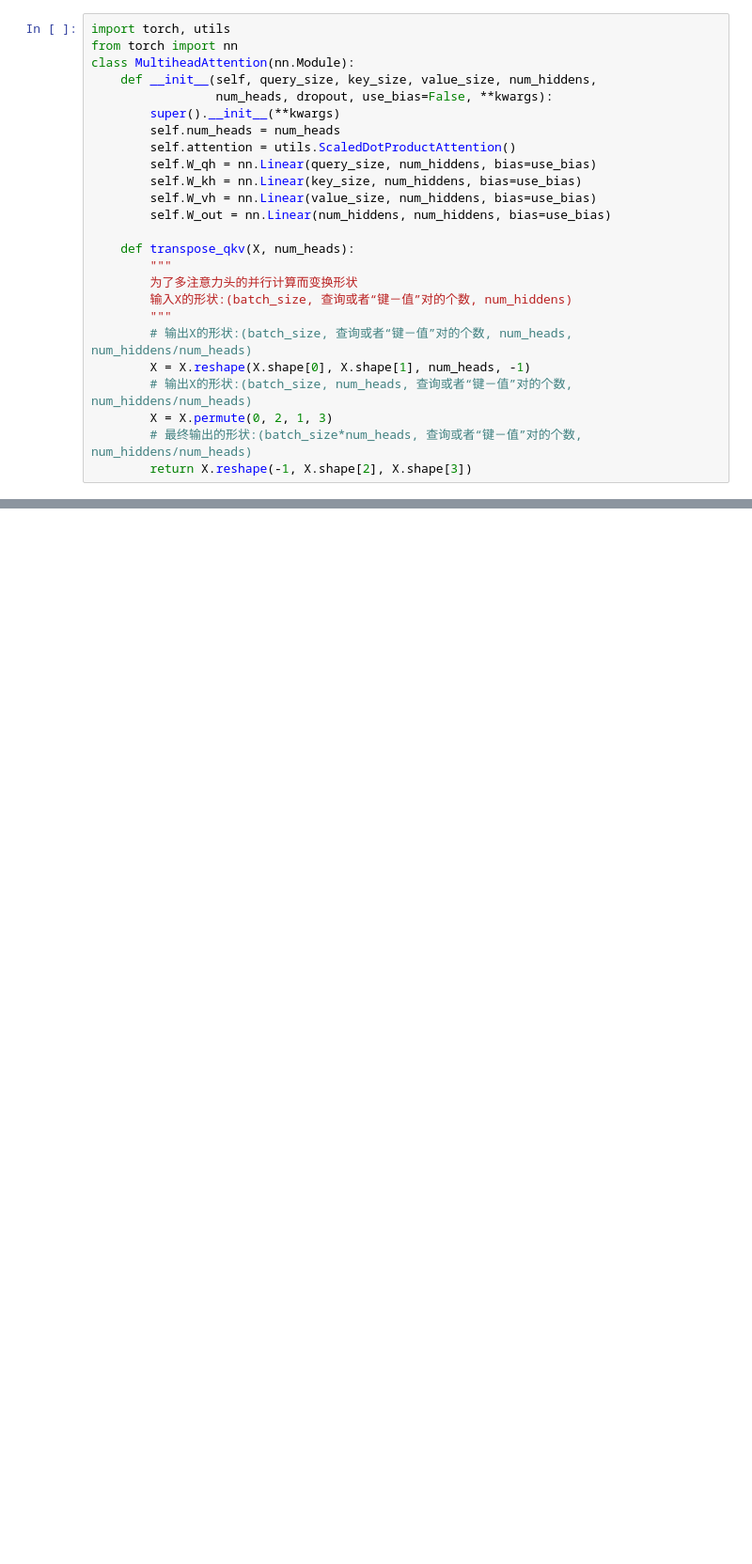
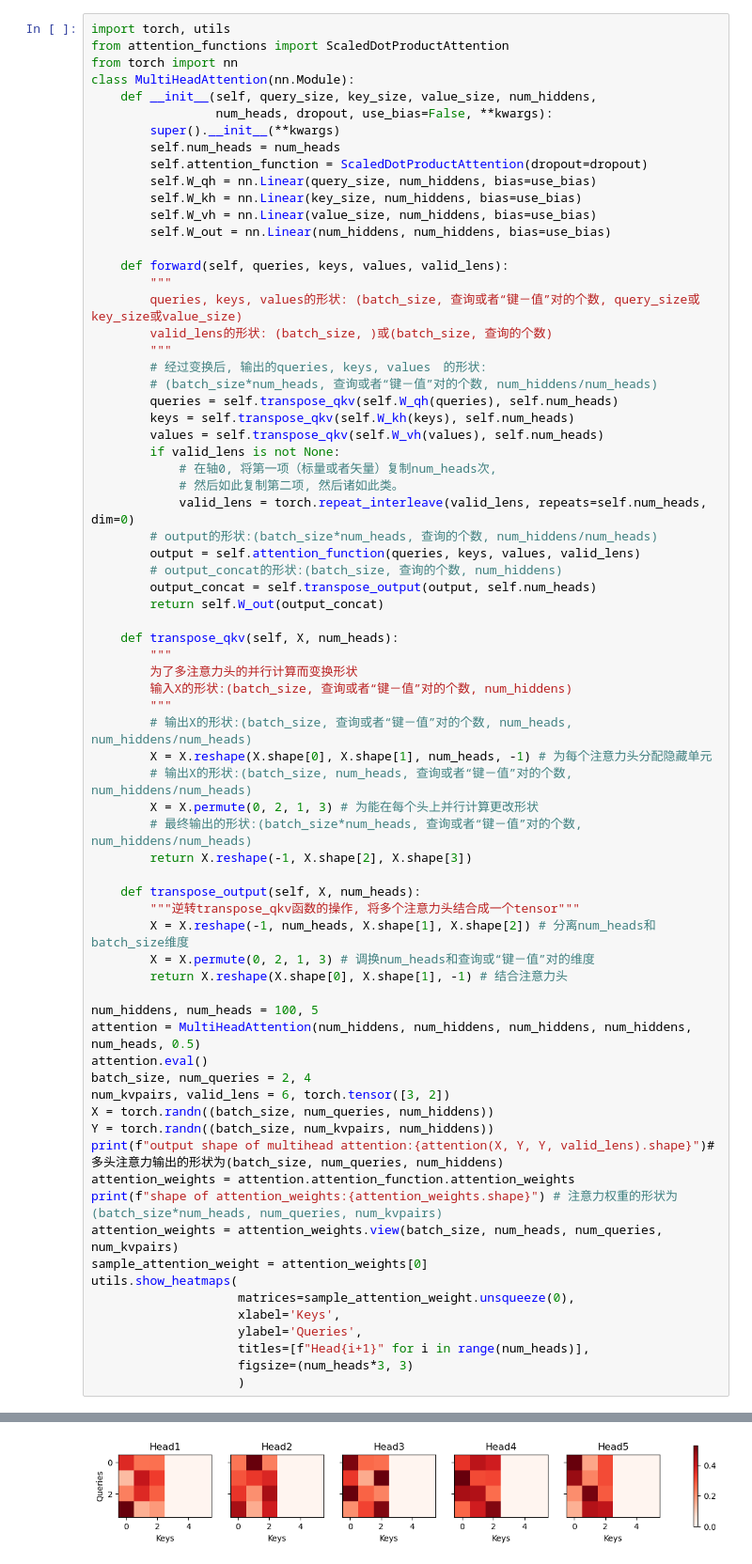
Before and after one commit to IrisXeK/DeepLearning, a Jupyter notebook: Attention Mechanism/Multihead Attention.ipynb, the cells around one changed output, grey strips where cells are left out. Shown at 94% size. Saved outputs shown, nothing was run; the diff lists cells and outputs as text; blank space fills up the shorter version.

Commit message:
None

```diff
--- a/Attention Mechanism/Multihead Attention.ipynb
+++ b/Attention Mechanism/Multihead Attention.ipynb
@@ -1,25 +1,73 @@
 # %%
 import torch, utils
+from attention_functions import ScaledDotProductAttention
 from torch import nn
-class MultiheadAttention(nn.Module):
+class MultiHeadAttention(nn.Module):
     def __init__(self, query_size, key_size, value_size, num_hiddens,
                  num_heads, dropout, use_bias=False, **kwargs):
         super().__init__(**kwargs)
         self.num_heads = num_heads
-        self.attention = utils.ScaledDotProductAttention()
+        self.attention_function = ScaledDotProductAttention(dropout=dropout)
         self.W_qh = nn.Linear(query_size, num_hiddens, bias=use_bias)
         self.W_kh = nn.Linear(key_size, num_hiddens, bias=use_bias)
         self.W_vh = nn.Linear(value_size, num_hiddens, bias=use_bias)
         self.W_out = nn.Linear(num_hiddens, num_hiddens, bias=use_bias)
 
-    def transpose_qkv(X, num_heads):
+    def forward(self, queries, keys, values, valid_lens):
+        """
+        queries, keys, values的形状: (batch_size, 查询或者“键－值”对的个数, query_size或key_size或value_size)
+        valid_lens的形状: (batch_size, )或(batch_size, 查询的个数)
+        """
+        # 经过变换后, 输出的queries, keys, values　的形状:
+        # (batch_size*num_heads, 查询或者“键－值”对的个数, num_hiddens/num_heads)
+        queries = self.transpose_qkv(self.W_qh(queries), self.num_heads)
+        keys = self.transpose_qkv(self.W_kh(keys), self.num_heads)
+        values = self.transpose_qkv(self.W_vh(values), self.num_heads)
+        if valid_lens is not None:
+            # 在轴0, 将第一项（标量或者矢量）复制num_heads次,
+            # 然后如此复制第二项, 然后诸如此类。
+            valid_lens = torch.repeat_interleave(valid_lens, repeats=self.num_heads, dim=0)
+        # output的形状:(batch_size*num_heads, 查询的个数, num_hiddens/num_heads)
+        output = self.attention_function(queries, keys, values, valid_lens)
+        # output_concat的形状:(batch_size, 查询的个数, num_hiddens)
+        output_concat = self.transpose_output(output, self.num_heads)
+        return self.W_out(output_concat)
+
+    def transpose_qkv(self, X, num_heads):
         """
         为了多注意力头的并行计算而变换形状
         输入X的形状:(batch_size, 查询或者“键－值”对的个数, num_hiddens)
         """
         # 输出X的形状:(batch_size, 查询或者“键－值”对的个数, num_heads, num_hiddens/num_heads)
-        X = X.reshape(X.shape[0], X.shape[1], num_heads, -1)
+        X = X.reshape(X.shape[0], X.shape[1], num_heads, -1) # 为每个注意力头分配隐藏单元
         # 输出X的形状:(batch_size, num_heads, 查询或者“键－值”对的个数, num_hiddens/num_heads)
-        X = X.permute(0, 2, 1, 3)
+        X = X.permute(0, 2, 1, 3) # 为能在每个头上并行计算更改形状
         # 最终输出的形状:(batch_size*num_heads, 查询或者“键－值”对的个数, num_hiddens/num_heads)
         return X.reshape(-1, X.shape[2], X.shape[3])
+
+    def transpose_output(self, X, num_heads):
+        """逆转transpose_qkv函数的操作, 将多个注意力头结合成一个tensor"""
+        X = X.reshape(-1, num_heads, X.shape[1], X.shape[2]) # 分离num_heads和batch_size维度
+        X = X.permute(0, 2, 1, 3) # 调换num_heads和查询或“键－值”对的维度
+        return X.reshape(X.shape[0], X.shape[1], -1) # 结合注意力头
+
+num_hiddens, num_heads = 100, 5
+attention = MultiHeadAttention(num_hiddens, num_hiddens, num_hiddens, num_hiddens, num_heads, 0.5)
+attention.eval()
+batch_size, num_queries = 2, 4
+num_kvpairs, valid_lens = 6, torch.tensor([3, 2])
+X = torch.randn((batch_size, num_queries, num_hiddens))
+Y = torch.randn((batch_size, num_kvpairs, num_hiddens))
+print(f"output shape of multihead attention:{attention(X, Y, Y, valid_lens).shape}")# 多头注意力输出的形状为(batch_size, num_queries, num_hiddens)
+attention_weights = attention.attention_function.attention_weights
+print(f"shape of attention_weights:{attention_weights.shape}") # 注意力权重的形状为(batch_size*num_heads, num_queries, num_kvpairs)
+attention_weights = attention_weights.view(batch_size, num_heads, num_queries, num_kvpairs)
+sample_attention_weight = attention_weights[0]
+utils.show_heatmaps(
+                    matrices=sample_attention_weight.unsqueeze(0),
+                    xlabel='Keys',
+                    ylabel='Queries',
+                    titles=[f"Head{i+1}" for i in range(num_heads)],
+                    figsize=(num_heads*3, 3)
+                    )
+# %% [output]
@@ -25,0 +76 @@ class MultiheadAttention(nn.Module):
+[figure, added]
```
Also changed, not shown: parts of 2 cells of this notebook, 2 other files.
